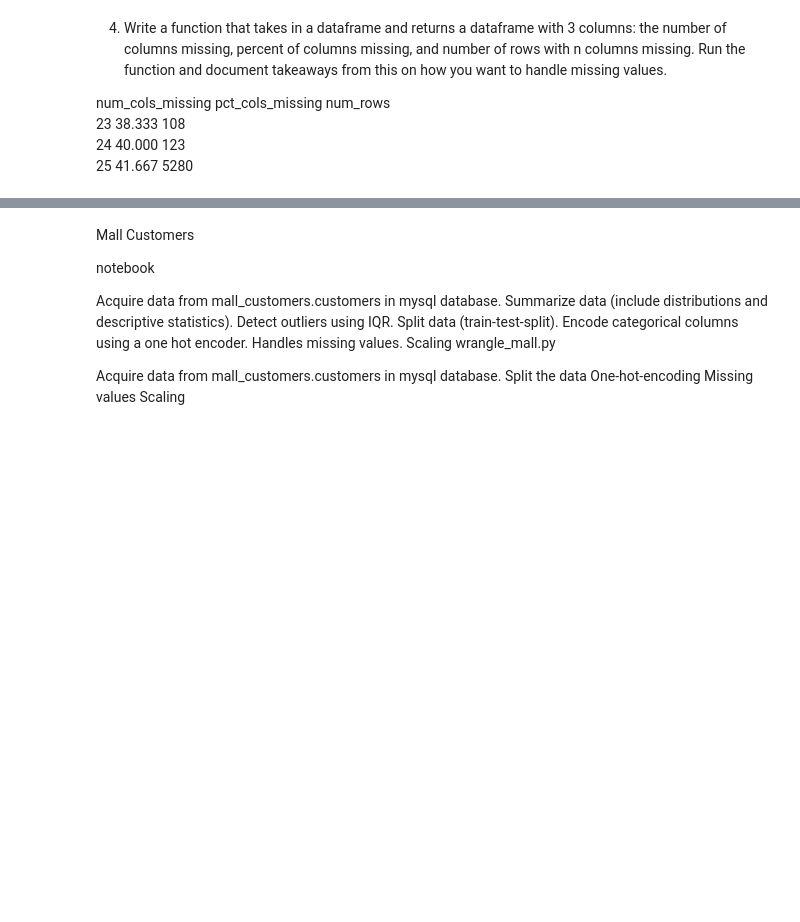
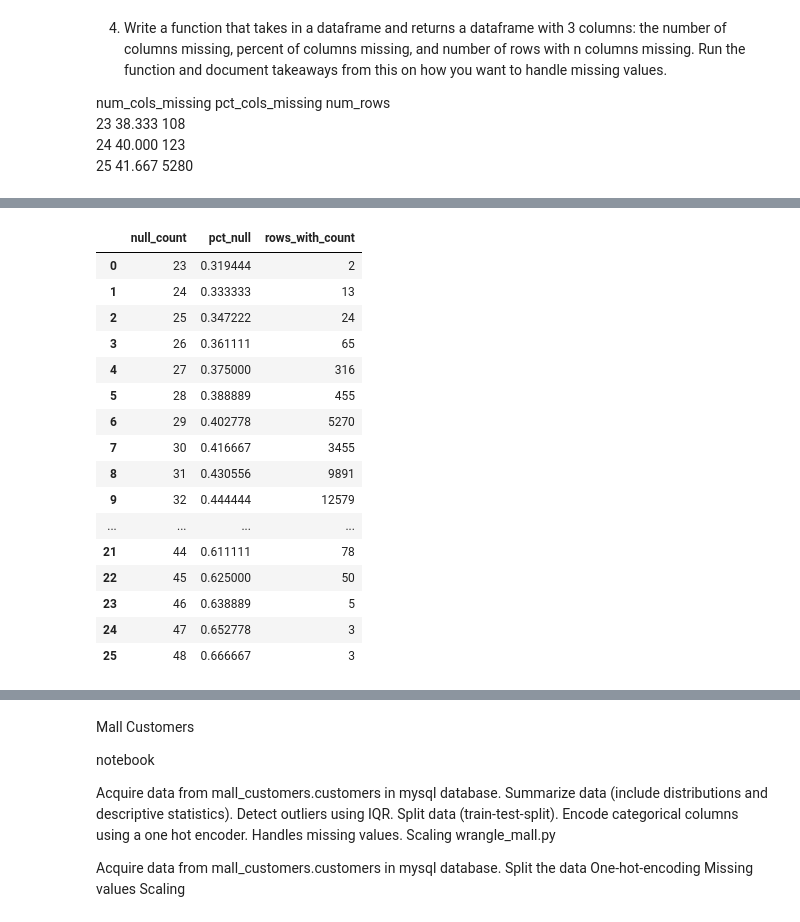
Before and after one commit to RyvynYoung/clustering-exercises, a Jupyter notebook: zillow.ipynb, the cells around one changed output, grey strips where cells are left out. Saved outputs shown, nothing was run; the diff lists cells and outputs as text; code cells hidden in the pictures; blank space fills up the shorter version.

```diff
--- a/zillow.ipynb
+++ b/zillow.ipynb
@@ -172,0 +353,51 @@ num_cols_missing	pct_cols_missing	num_rows
+# %%
+# create a function that does the abocve and returns groups df
+def get_missing_cols(df):
+    # add calculation columns to original df
+    df['null_count'] = df.isna().sum(axis=1)
+    df['pct_null'] = df.null_count/df.shape[1]
+
+    # create a dataframe with just the 2 new columns
+    dfcol = pd.DataFrame(null_count, columns=['null_count'])
+    dfcol['pct_null'] = df.pct_null
+
+    # create a series that has the number of rows in each group
+    num_rows_ingroup = dfcol.null_count.value_counts()
+
+    # create a dataframe with the count of null_count and pct_null
+    groups = dfcol.groupby(['null_count', 'pct_null']).count()
+
+    # create a df from the num_rows_ingroup, rename the columns, sort, and reset the index
+    dfnum_rows = pd.DataFrame(num_rows_ingroup)
+    dfnum_rows = dfnum_rows.reset_index()
+    dfnum_rows = dfnum_rows.rename(columns={'index': 'num_null_col', 'null_count': 'num_rows_with_count'})
+    dfnum_rows = dfnum_rows.sort_values('num_null_col')
+    dfnum_rows = dfnum_rows.reset_index()
+
+    # reset the index on the groups df so that we can add the num_rows_with_count
+    groups = groups.reset_index()
+
+    # combine num_rows_with_count from dfnum_rows with groups
+    groups['rows_with_count'] = dfnum_rows.num_rows_with_count
+    return groups
+# %%
+zcols = get_missing_cols(df)
+zcols
+# %% [output]
+|  | null_count | pct_null | rows_with_count |
+| 0 | 23 | 0.319444 | 2 |
+| 1 | 24 | 0.333333 | 13 |
+| 2 | 25 | 0.347222 | 24 |
+| 3 | 26 | 0.361111 | 65 |
+| 4 | 27 | 0.375000 | 316 |
+| 5 | 28 | 0.388889 | 455 |
+| 6 | 29 | 0.402778 | 5270 |
+| 7 | 30 | 0.416667 | 3455 |
+| 8 | 31 | 0.430556 | 9891 |
+| 9 | 32 | 0.444444 | 12579 |
+| ... | ... | ... | ... |
+| 21 | 44 | 0.611111 | 78 |
+| 22 | 45 | 0.625000 | 50 |
+| 23 | 46 | 0.638889 | 5 |
+| 24 | 47 | 0.652778 | 3 |
+| 25 | 48 | 0.666667 | 3 |
```
Also changed, not shown: parts of 22 cells of this notebook.
